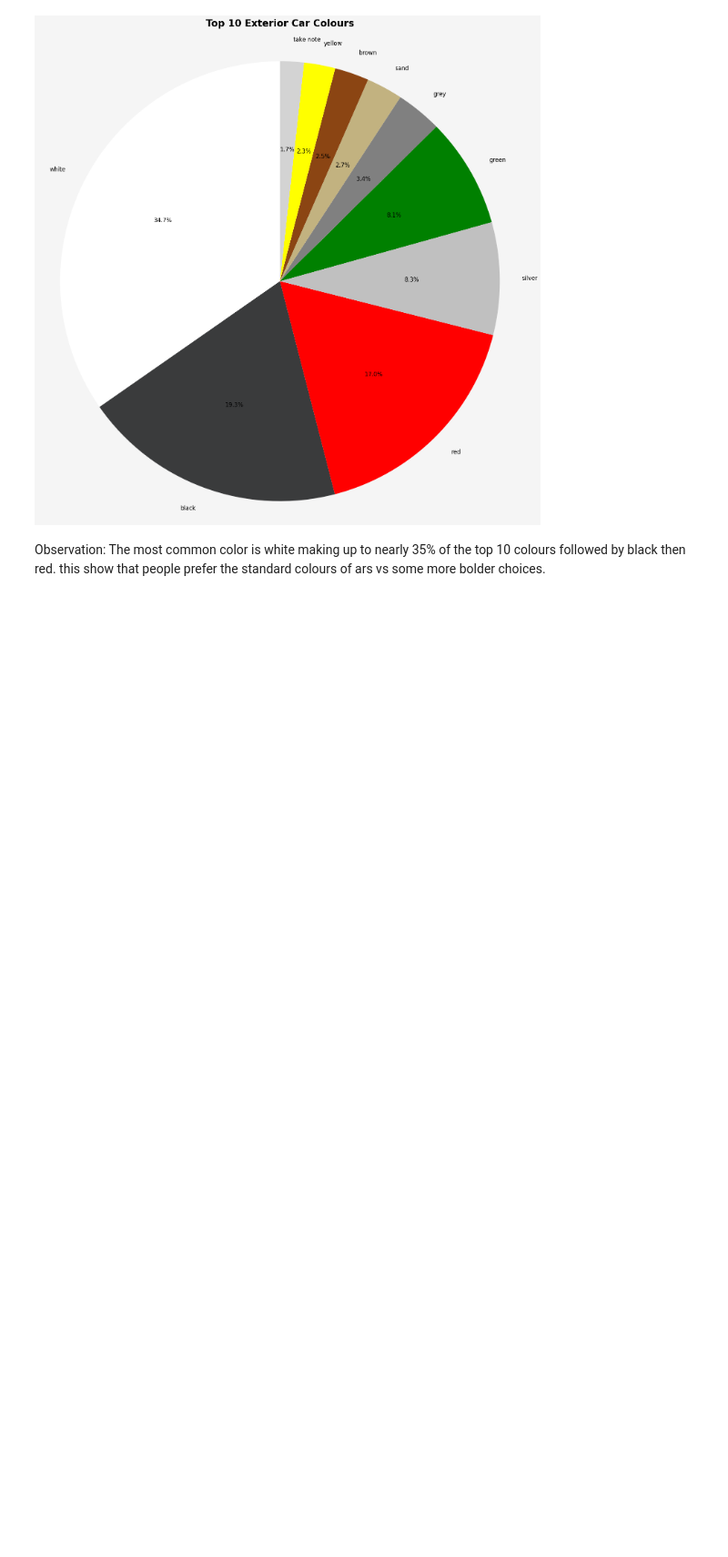
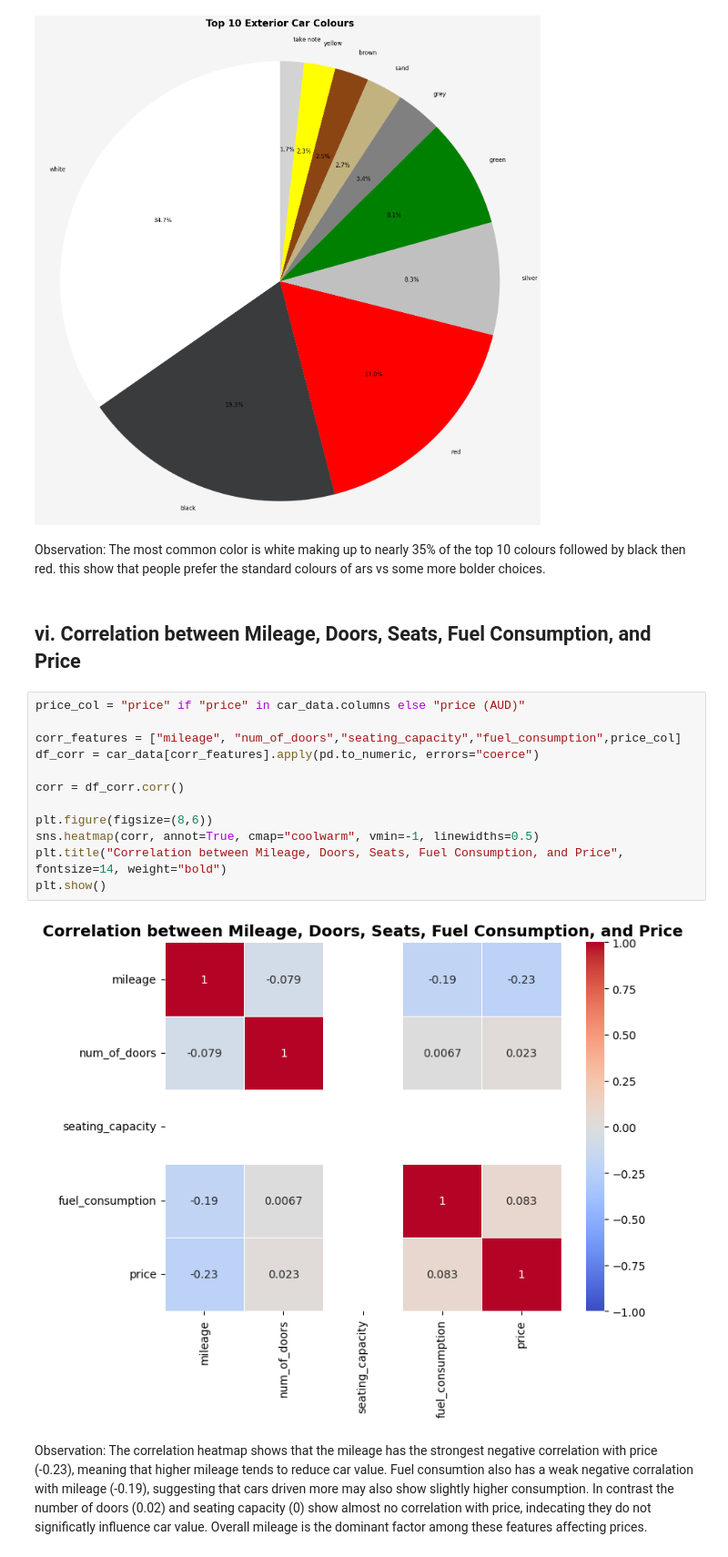
Before and after one commit to gvosper25/GeorgiaVosper_3009ICT, a Jupyter notebook: GeorgiaVosper_3009ICT.ipynb, the cells around one changed output. Shown at 91% size. Saved outputs shown, nothing was run; the diff lists cells and outputs as text; blank space fills up the shorter version.

Commit message:
data visualisation

```diff
--- a/GeorgiaVosper_3009ICT.ipynb
+++ b/GeorgiaVosper_3009ICT.ipynb
@@ -405,3 +405,21 @@ Most cars have engine capacities around 1.5L and 2.0L, shown by the two peaks in
 [figure]
 # %% [markdown]
 Observation: The most common color is white making up to nearly 35% of the top 10 colours followed by black then red. this show that people prefer the standard colours of ars vs some more bolder choices.
+# %% [markdown]
+## vi. Correlation between Mileage, Doors, Seats, Fuel Consumption, and Price
+# %%
+price_col = "price" if "price" in car_data.columns else "price (AUD)"
+
+corr_features = ["mileage", "num_of_doors","seating_capacity","fuel_consumption",price_col]
+df_corr = car_data[corr_features].apply(pd.to_numeric, errors="coerce")
+
+corr = df_corr.corr()
+
+plt.figure(figsize=(8,6))
+sns.heatmap(corr, annot=True, cmap="coolwarm", vmin=-1, linewidths=0.5)
+plt.title("Correlation between Mileage, Doors, Seats, Fuel Consumption, and Price", fontsize=14, weight="bold")
+plt.show()
+# %% [output]
+[figure, added]
+# %% [markdown]
+Observation: The correlation heatmap shows that the mileage has the strongest negative correlation with price (-0.23), meaning that higher mileage tends to reduce car value. Fuel consumtion also has a weak negative corralation with mileage (-0.19), suggesting that cars driven more may also show slightly higher consumption. In contrast the number of doors (0.02) and seating capacity (0) show almost no correlation with price, indecating they do not significatly influence car value. Overall mileage is the dominant factor among these features affecting prices.
```
Also changed, not shown: parts of 1 cell of this notebook.
